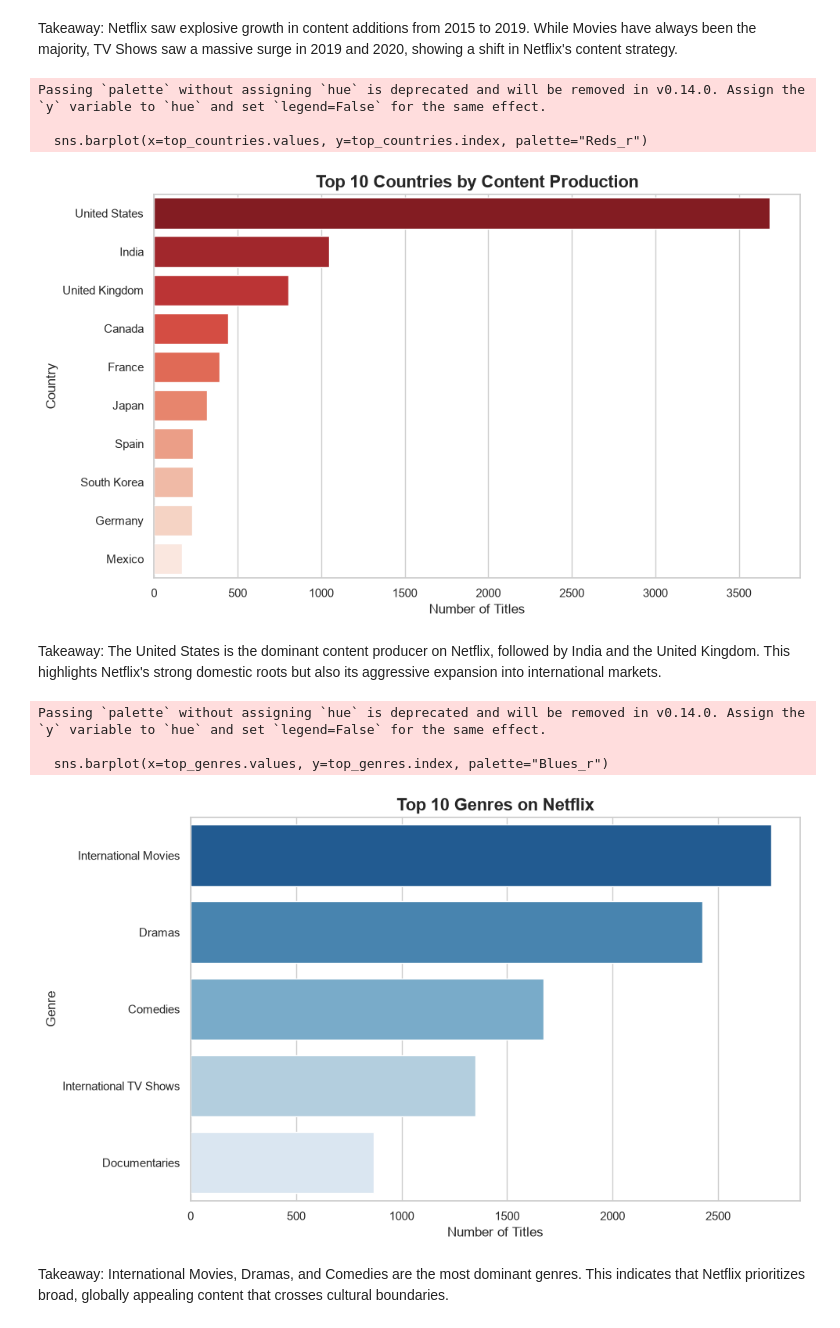
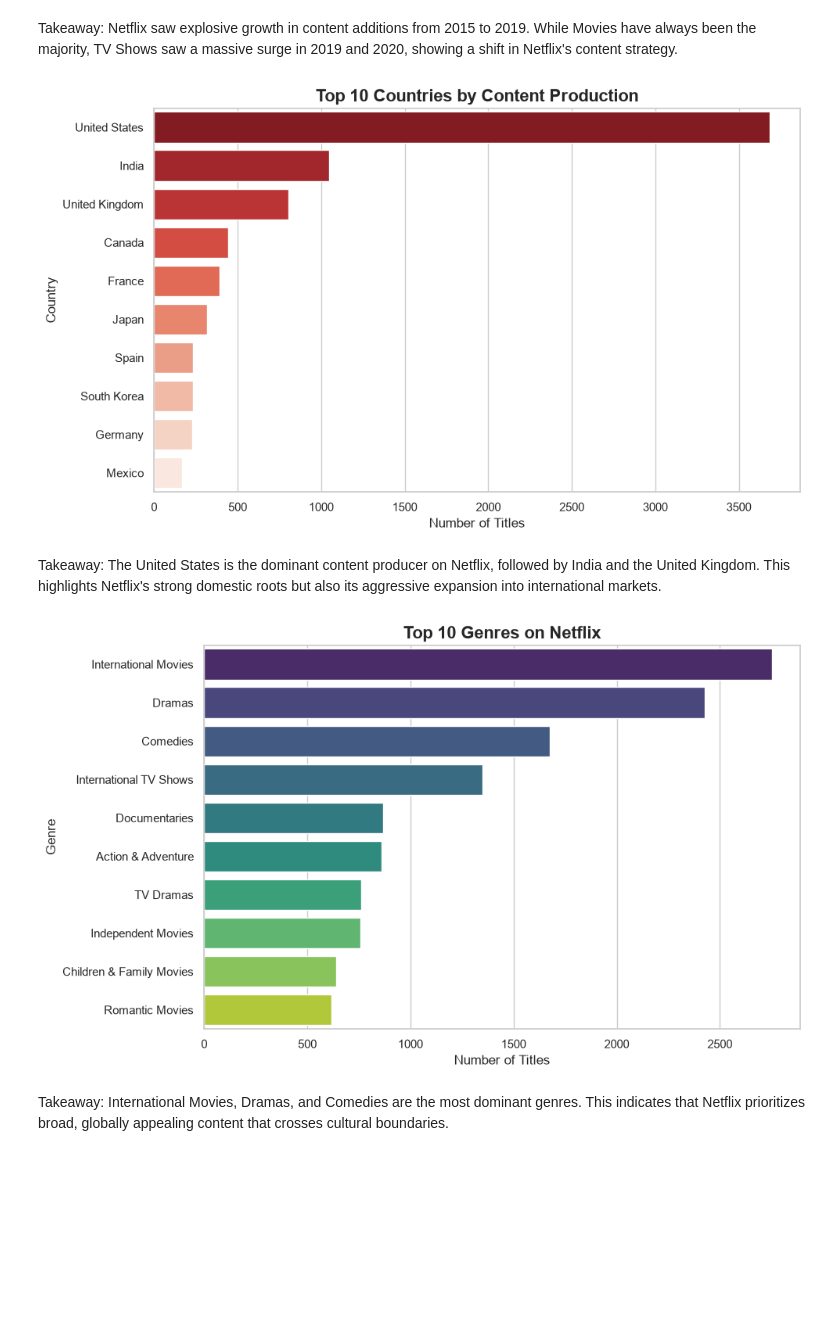
Before and after one commit to YoussefSlimi/netflix-data-analysis, a Jupyter notebook: analysis.ipynb, the cells around one changed output. Drawn from its saved outputs; the diff is of its cells as text; code cells hidden in the pictures; blank space fills up the shorter version.

```diff
--- a/analysis.ipynb
+++ b/analysis.ipynb
@@ -417,7 +417,7 @@ top_countries = countries_df[countries_df["country"] != "Unknown"]["country"].va
 
 # 2. Plot
 plt.figure(figsize=(10, 6))
-sns.barplot(x=top_countries.values, y=top_countries.index, palette="Reds_r")
+sns.barplot(x=top_countries.values, y=top_countries.index, palette="Reds_r", hue=top_countries.index, legend=False)
 
 # 3. Formatting
 plt.title("Top 10 Countries by Content Production", fontsize=16, fontweight="bold")
@@ -426,31 +426,25 @@ plt.ylabel("Country", fontsize=12)
 plt.tight_layout()
 plt.show()
 # %% [output]
-Passing `palette` without assigning `hue` is deprecated and will be removed in v0.14.0. Assign the `y` variable to `hue` and set `legend=False` for the same effect.
-
-  sns.barplot(x=top_countries.values, y=top_countries.index, palette="Reds_r")
 [figure]
 # %% [markdown]
 Takeaway: The United States is the dominant content producer on Netflix, followed by India and the United Kingdom. This highlights Netflix's strong domestic roots but also its aggressive expansion into international markets.
 # %%
 # 1. Get top 10 genres
-top_genres = genres_df["genre"].value_counts().head()
+top_genres = genres_df["genre"].value_counts().head(10).reset_index()
 
 # 2. Plot
 plt.figure(figsize=(10, 6))
-sns.barplot(x=top_genres.values, y=top_genres.index, palette="Blues_r")
+sns.barplot(data=top_genres, x="count", y="genre", palette="viridis", hue="genre", legend=False)
 
 # 3. Formatting
 plt.title("Top 10 Genres on Netflix", fontsize=16, fontweight="bold")
 plt.xlabel("Number of Titles", fontsize=12)
 plt.ylabel("Genre", fontsize=12)
 plt.tight_layout()
 plt.show()
 # %% [output]
-Passing `palette` without assigning `hue` is deprecated and will be removed in v0.14.0. Assign the `y` variable to `hue` and set `legend=False` for the same effect.
-
-  sns.barplot(x=top_genres.values, y=top_genres.index, palette="Blues_r")
-[figure, old version]
+[figure, new version]
 # %% [markdown]
 Takeaway: International Movies, Dramas, and Comedies are the most dominant genres. This indicates that Netflix prioritizes broad, globally appealing content that crosses cultural boundaries.
 # %%
```
Also changed, not shown: parts of 2 cells of this notebook.
